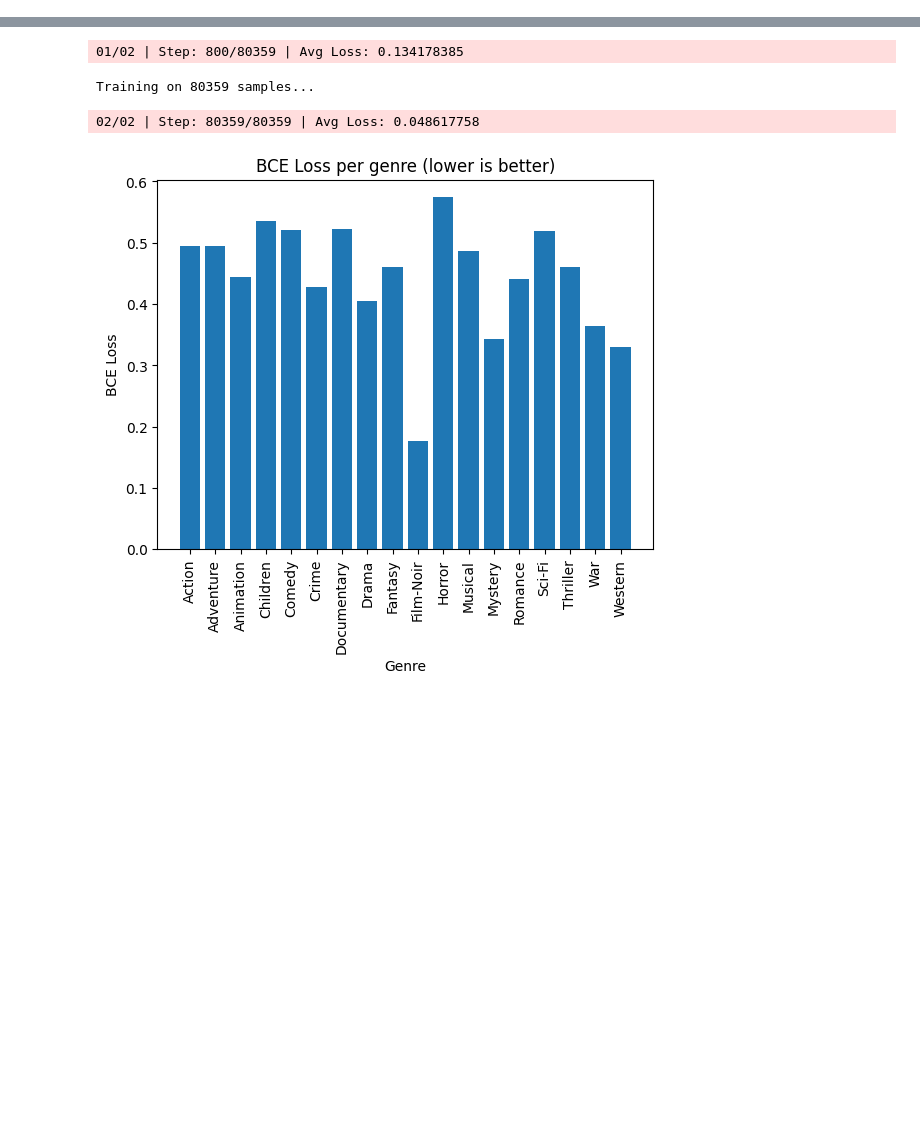
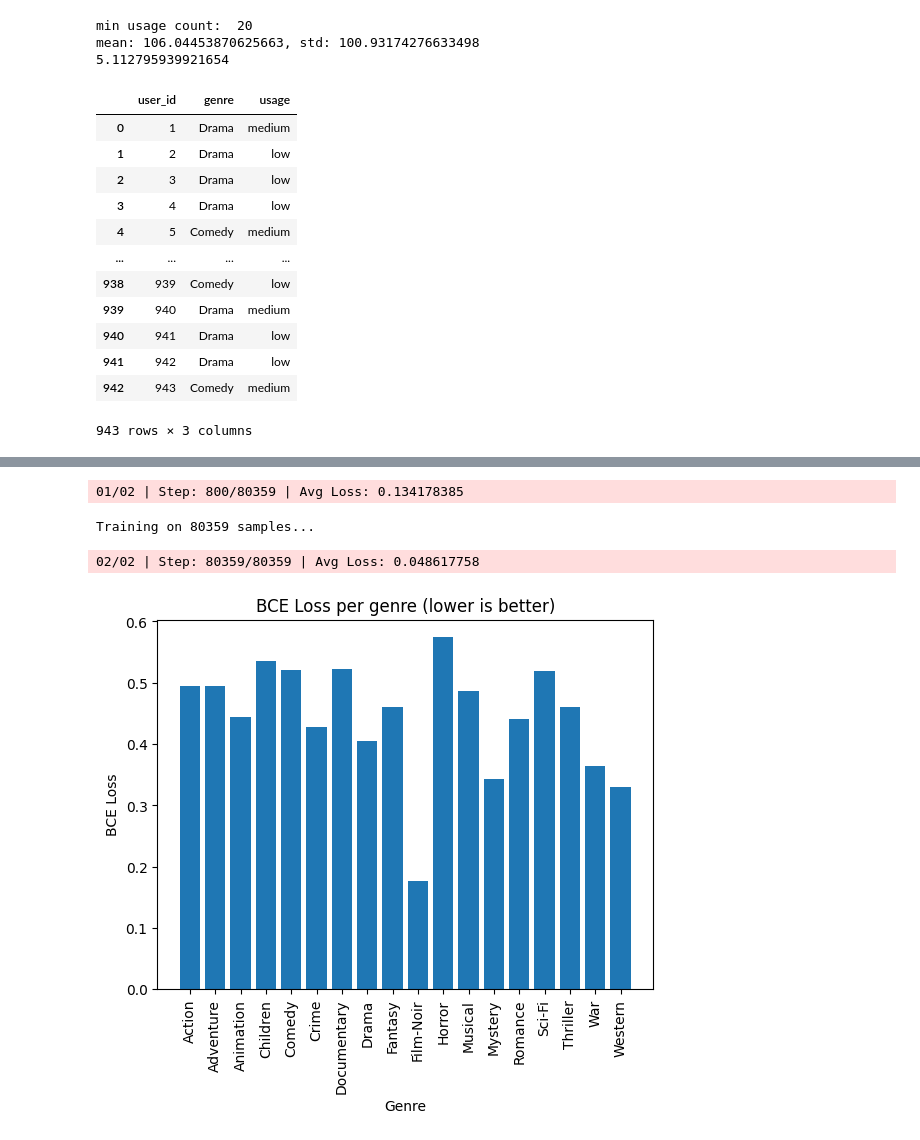
Before and after one commit to dqmis/msc-thesis, a Jupyter notebook: notebooks/movielens.ipynb, the cells around one changed output, grey strips where cells are left out. Cells and saved outputs as stored; diff of their text form; code cells hidden in the pictures; blank space fills up the shorter version.

```diff
--- a/notebooks/movielens.ipynb
+++ b/notebooks/movielens.ipynb
@@ -28,0 +89,51 @@ from src.measures import (
+# %%
+# get top genre for each user
+def get_top_genre_per_user(data_df):
+
+    # Group by user_id and genre, and count the number of ratings for each genre
+    genre_counts = data_df.groupby(["user_id", "genre"]).size().reset_index(name="count")
+
+    # Get the top genre for each user
+    top_genre = genre_counts.loc[genre_counts.groupby("user_id")["count"].idxmax()]
+
+    return top_genre[["user_id", "genre"]].reset_index(drop=True)
+
+def get_usage_category_per_user(data_df):
+    # 2 std below mean is low; 2 std above mean is high the rest is medium
+    # get usage by the number of rated items per user
+    usage_counts = data_df.groupby("user_id").size().reset_index(name="count")
+    print("min usage count: ", usage_counts["count"].min())
+    mean = usage_counts["count"].mean()
+    std = usage_counts["count"].std()
+    usage_counts["usage"] = "medium"
+    print(f"mean: {mean}, std: {std}")
+    print(mean - std)
+    usage_counts.loc[usage_counts["count"] < mean, "usage"] = "low"
+    usage_counts.loc[usage_counts["count"] > mean + 2 * std, "usage"] = "high"
+
+    return usage_counts[["user_id", "usage"]].reset_index(drop=True)
+
+
+top_genre_df = get_top_genre_per_user(data_df)
+usage_df = get_usage_category_per_user(data_df)
+# %% [output]
+min usage count:  20
+mean: 106.04453870625663, std: 100.93174276633498
+5.112795939921654
+# %%
+users_df = top_genre_df.merge(usage_df, on="user_id", how="left")
+users_df
+# %% [output]
+|  | user_id | genre | usage |
+| 0 | 1 | Drama | medium |
+| 1 | 2 | Drama | low |
+| 2 | 3 | Drama | low |
+| 3 | 4 | Drama | low |
+| 4 | 5 | Comedy | medium |
+| ... | ... | ... | ... |
+| 938 | 939 | Comedy | low |
+| 939 | 940 | Drama | medium |
+| 940 | 941 | Drama | low |
+| 941 | 942 | Drama | low |
+| 942 | 943 | Comedy | medium |
+943 rows × 3 columns
```
Also changed, not shown: parts of 12 cells of this notebook, 41 other files.
